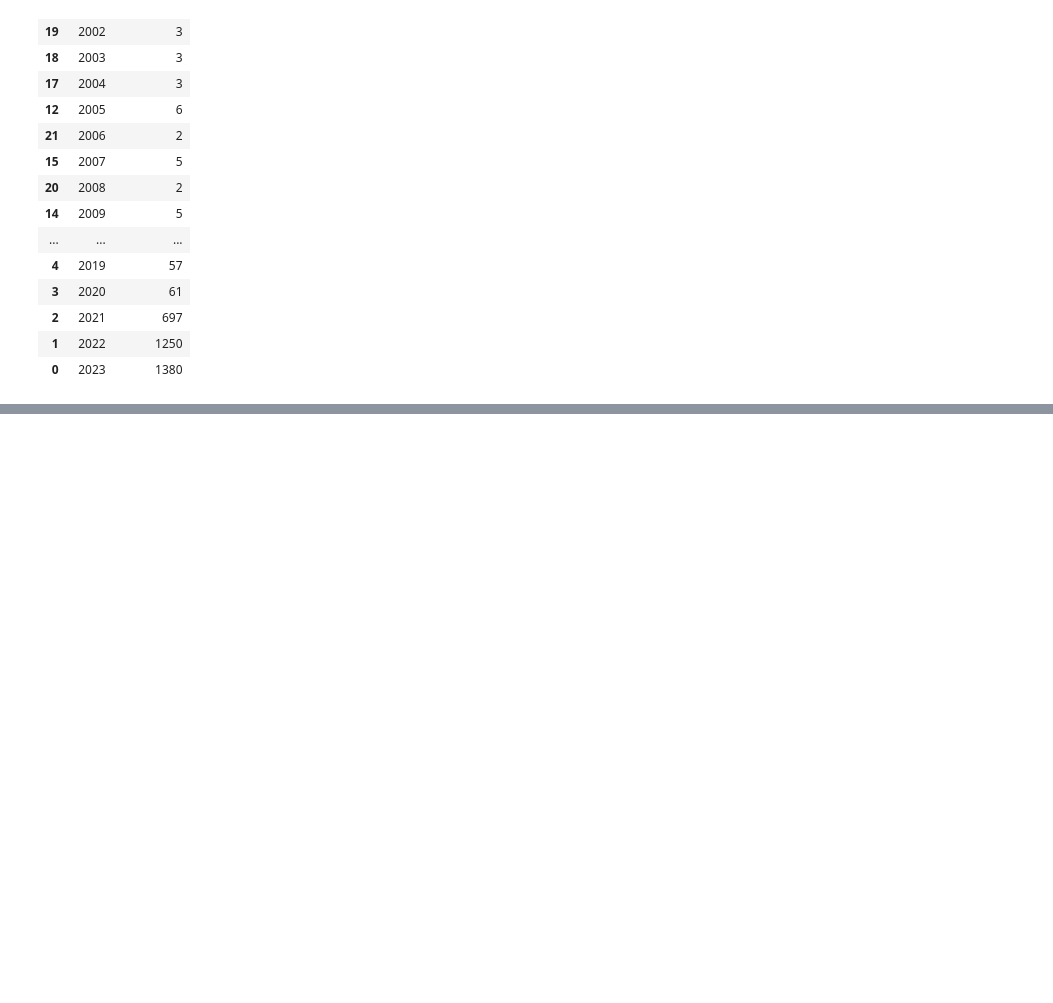
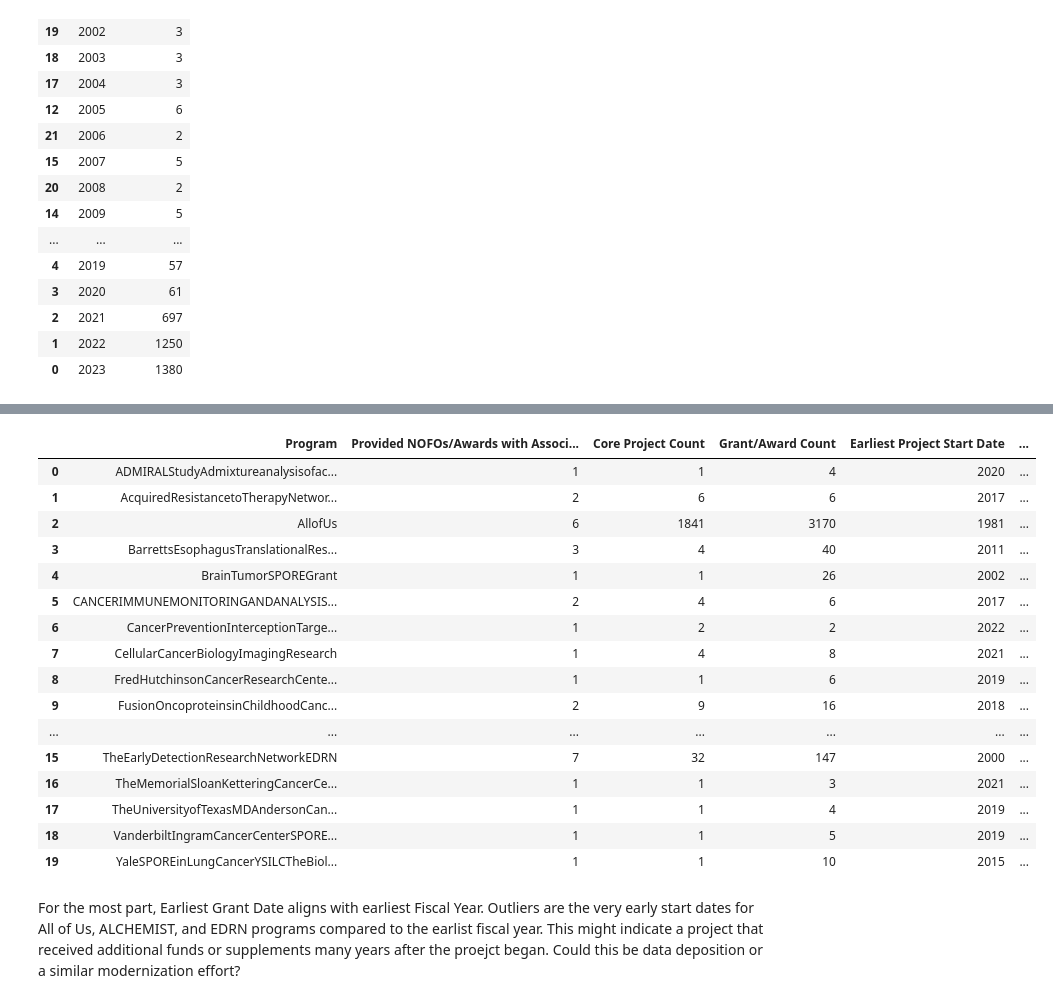
Before and after one commit to CBIIT/INS-Data, a Jupyter notebook: notebooks/03_summary_stats.ipynb, the cells around one changed output, grey strips where cells are left out. Saved outputs shown, nothing was run; the diff lists cells and outputs as text; code cells hidden in the pictures; blank space fills up the shorter version.

```diff
--- a/notebooks/03_summary_stats.ipynb
+++ b/notebooks/03_summary_stats.ipynb
@@ -164,0 +167,58 @@ df.describe()
+# %%
+# Copy fiscal year column for later min and max stats
+df['fiscal_year_copy'] = df['fiscal_year']
+# %%
+# Define functions to apply to each column
+agg_funcs = {
+    'api_source_search': 'nunique',
+    'core_project_num': 'nunique',
+    'project_num': 'nunique',
+    'project_start_date_year': 'min',
+    'project_end_date_year': 'max',
+    'fiscal_year': 'min',
+    'fiscal_year_copy': 'max'
+}
+# %%
+# Define column titles better suited for reporting
+rename_dict = {
+    "program": "Program",
+    "core_project_num": "Core Project Count",
+    "project_num": "Grant/Award Count",
+    "api_source_search": "Provided NOFOs/Awards with Associated Grants",
+    "project_start_date_year": "Earliest Project Start Date",
+    "project_end_date_year": "Latest Project End Date",
+    "fiscal_year": "Earliest Fiscal Year",
+    "fiscal_year_copy": "Latest Fiscal Year"
+}
+# %%
+# Group by 'program' and apply aggregation functions defined above
+summary_stat_df = df.groupby('program').agg(agg_funcs).reset_index()
+
+# Rename columns for better presentation as defined above
+summary_stat_df.rename(columns=rename_dict, inplace=True)
+
+# Store program summary
+program_summary_filename = reports_dir + '/' + 'programSummaryStats.csv'
+summary_stat_df.to_csv(program_summary_filename, index=False)
+# %%
+summary_stat_df
+# %% [output]
+|  | Program | Provided NOFOs/Awards with Associ... | Core Project Count | Grant/Award Count | Earliest Project Start Date | ... |
+| 0 | ADMIRALStudyAdmixtureanalysisofac... | 1 | 1 | 4 | 2020 | ... |
+| 1 | AcquiredResistancetoTherapyNetwor... | 2 | 6 | 6 | 2017 | ... |
+| 2 | AllofUs | 6 | 1841 | 3170 | 1981 | ... |
+| 3 | BarrettsEsophagusTranslationalRes... | 3 | 4 | 40 | 2011 | ... |
+| 4 | BrainTumorSPOREGrant | 1 | 1 | 26 | 2002 | ... |
+| 5 | CANCERIMMUNEMONITORINGANDANALYSIS... | 2 | 4 | 6 | 2017 | ... |
+| 6 | CancerPreventionInterceptionTarge... | 1 | 2 | 2 | 2022 | ... |
+| 7 | CellularCancerBiologyImagingResearch | 1 | 4 | 8 | 2021 | ... |
+| 8 | FredHutchinsonCancerResearchCente... | 1 | 1 | 6 | 2019 | ... |
+| 9 | FusionOncoproteinsinChildhoodCanc... | 2 | 9 | 16 | 2018 | ... |
+| ... | ... | ... | ... | ... | ... | ... |
+| 15 | TheEarlyDetectionResearchNetworkEDRN | 7 | 32 | 147 | 2000 | ... |
+| 16 | TheMemorialSloanKetteringCancerCe... | 1 | 1 | 3 | 2021 | ... |
+| 17 | TheUniversityofTexasMDAndersonCan... | 1 | 1 | 4 | 2019 | ... |
+| 18 | VanderbiltIngramCancerCenterSPORE... | 1 | 1 | 5 | 2019 | ... |
+| 19 | YaleSPOREinLungCancerYSILCTheBiol... | 1 | 1 | 10 | 2015 | ... |
+# %% [markdown]
+For the most part, Earliest Grant Date aligns with earliest Fiscal Year. Outliers are the very early start dates for All of Us, ALCHEMIST, and EDRN programs compared to the earlist fiscal year. This might indicate a project that received additional funds or supplements many years after the proejct began. Could this be data deposition or a similar modernization effort?
```
Also changed, not shown: parts of 27 cells of this notebook, 14 other files.
